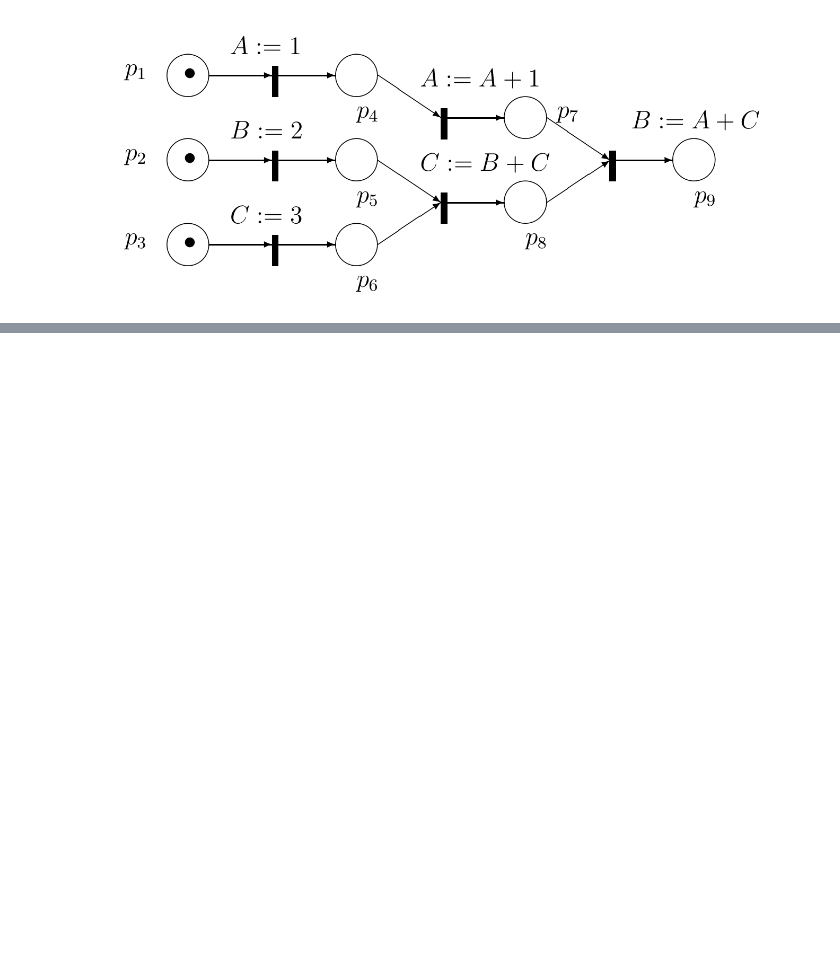
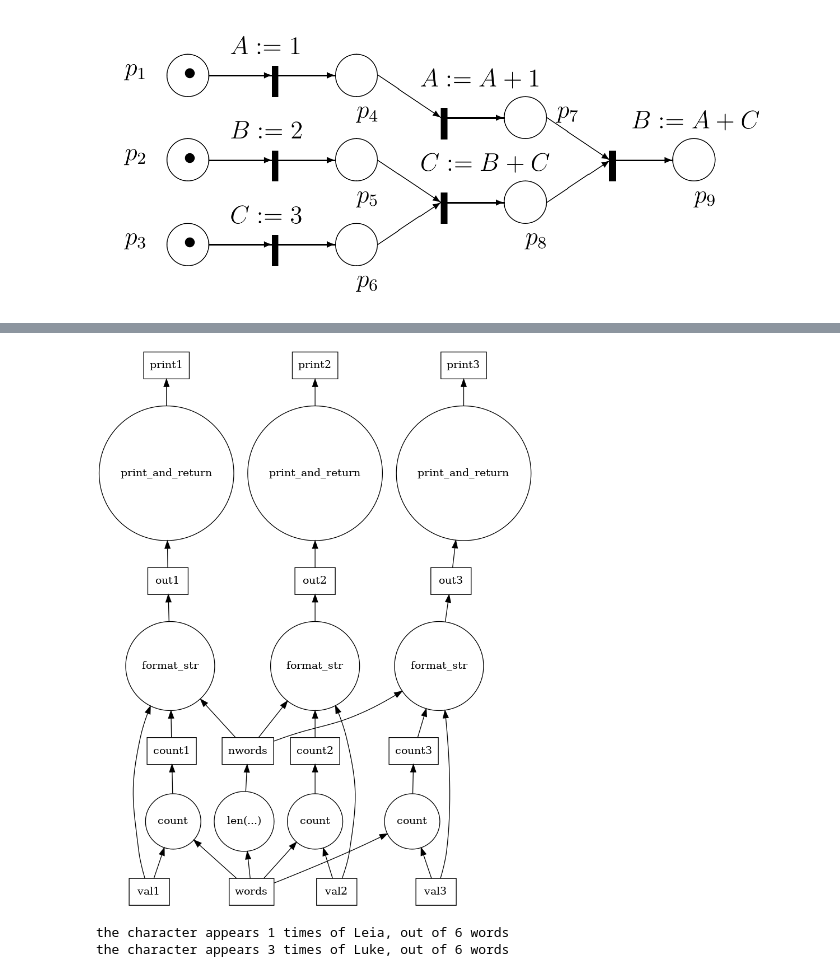
Before and after one commit to celiacintas/FTI, a Jupyter notebook: Redes de Petri.ipynb, the cells around one changed output, grey strips where cells are left out. Drawn from its saved outputs; the diff is of its cells as text; code cells hidden in the pictures; blank space fills up the shorter version.

Commit message:
dask example added

```diff
--- a/Redes de Petri.ipynb
+++ b/Redes de Petri.ipynb
@@ -79,0 +88,36 @@ total.compute()
+# %%
+def print_and_return(string):
+    print(string)
+    return string
+
+def format_str(count, val, nwords):
+    return ('the character appears {0} times of {1}, '
+            'out of {2} words\n').format(count, val, nwords)
+
+dsk = {'words': 'Leia Rey Rey Luke Luke  Luke',
+       'nwords': (len, (str.split, 'words')),
+       'val1': 'Leia',
+       'val2': 'Rey',
+       'val3': 'Luke',
+       'count1': (str.count, 'words', 'val1'),
+       'count2': (str.count, 'words', 'val2'),
+       'count3': (str.count, 'words', 'val3'),
+       'out1': (format_str, 'count1', 'val1', 'nwords'),
+       'out2': (format_str, 'count2', 'val2', 'nwords'),
+       'out3': (format_str, 'count3', 'val3', 'nwords'),
+       'print1': (print_and_return, 'out1'),
+       'print2': (print_and_return, 'out2'),
+       'print3': (print_and_return, 'out3')}
+# %%
+from dask.dot import dot_graph
+dot_graph(dsk)
+# %% [output]
+[figure, added]
+# %%
+from dask.multiprocessing import get, cull
+
+outputs = ['print1', 'print3']
+results = get(dsk, outputs)
+# %% [output]
+the character appears 1 times of Leia, out of 6 words
+the character appears 3 times of Luke, out of 6 words
```
Also changed, not shown: parts of 30 cells of this notebook.
